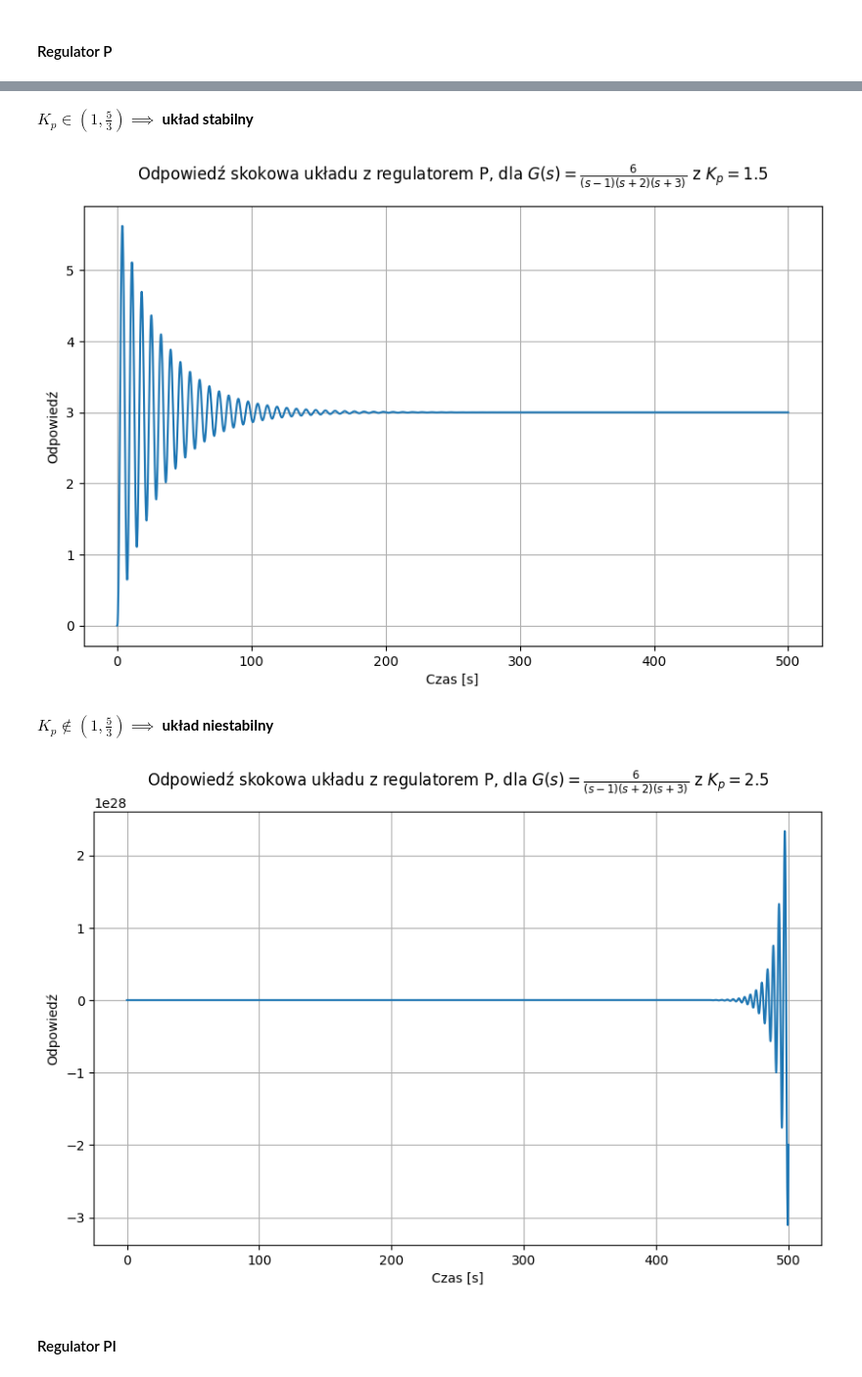
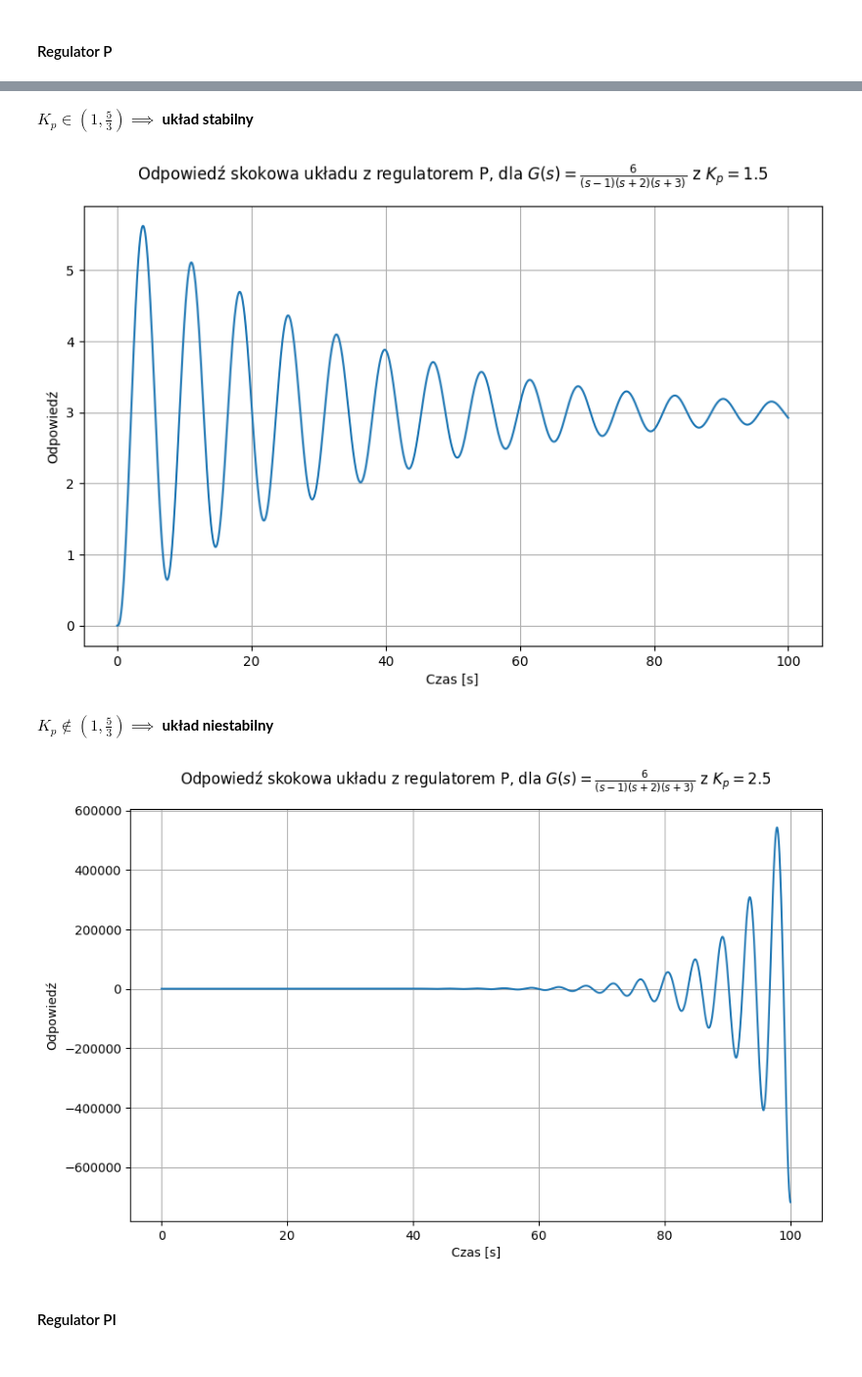
Before and after one commit to iwonieevo/TR-Projekt, a Jupyter notebook: proj_2.ipynb, the cells around one changed output, grey strips where cells are left out. Shown: that part at 98% size. Cells and saved outputs as stored; diff of their text form; code cells hidden in the pictures.

```diff
--- a/proj_2.ipynb
+++ b/proj_2.ipynb
@@ -265,7 +266,7 @@ def P_regulator_step_resp(G, K_p):
     T = ctrl.feedback(C * G_tf, 1)
 
     # Odpowiedź skokowa układu
-    t, y = ctrl.step_response(T, T=500)
+    t, y = ctrl.step_response(T, T=100)
 
     plt.plot(t, y)
 
@@ -295,7 +296,7 @@ $K_p \not\in (1, \frac53) \implies$ **układ niestabilny**
 $K_p \in (1, \frac53) \implies$ **układ stabilny**
-[figure, old version]
+[figure, new version]
 $K_p \not\in (1, \frac53) \implies$ **układ niestabilny**
-[figure, old version]
+[figure, new version]
 # %% [markdown]
 #### Regulator PI
 # %%
```
Also changed, not shown: parts of 13 cells of this notebook, 1 other file.
